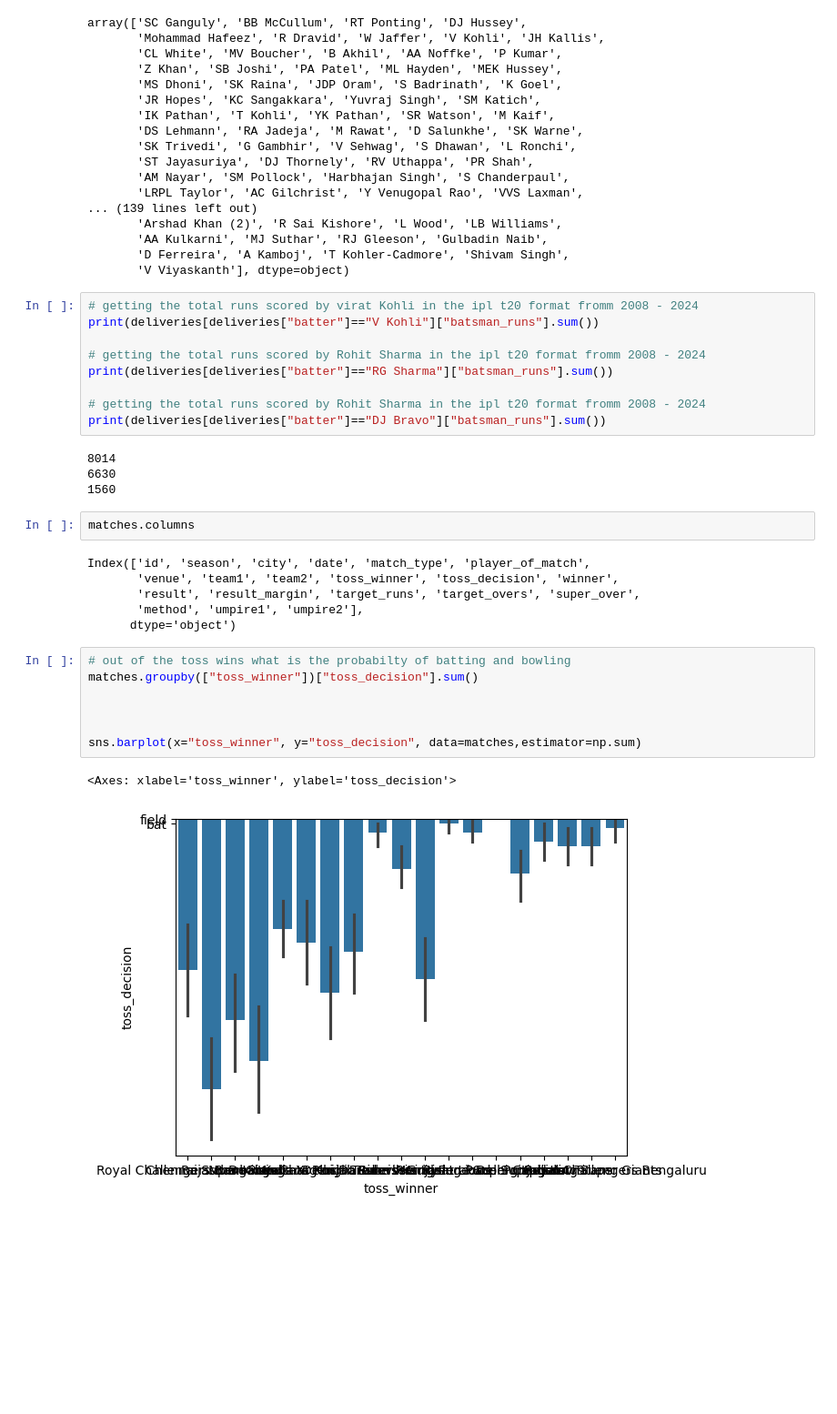
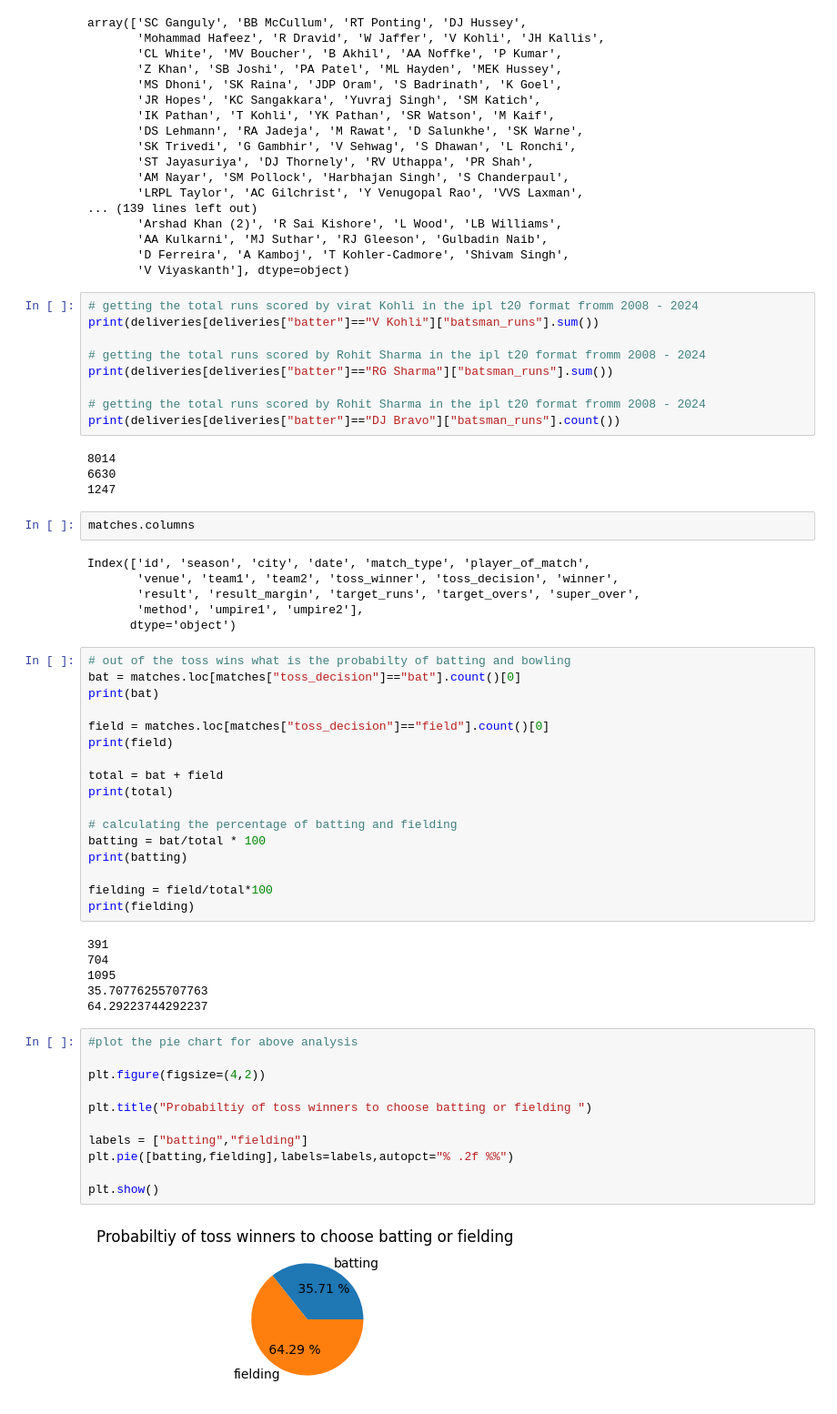
Before and after one commit to web-wizard-web/Pandas-Challanges, a Jupyter notebook: Medium/ipl.ipynb, the cells around one changed output. Shown at 91% size. Drawn from its saved outputs; the diff is of its cells as text; blank space fills up the shorter version.

```diff
--- a/Medium/ipl.ipynb
+++ b/Medium/ipl.ipynb
@@ -62,11 +62,11 @@ print(deliveries[deliveries["batter"]=="V Kohli"]["batsman_runs"].sum())
 print(deliveries[deliveries["batter"]=="RG Sharma"]["batsman_runs"].sum())
 
 # getting the total runs scored by Rohit Sharma in the ipl t20 format fromm 2008 - 2024
-print(deliveries[deliveries["batter"]=="DJ Bravo"]["batsman_runs"].sum())
+print(deliveries[deliveries["batter"]=="DJ Bravo"]["batsman_runs"].count())
 # %% [output]
 8014
 6630
-1560
+1247
 # %%
 matches.columns
 # %% [output]
@@ -77,11 +77,37 @@ Index(['id', 'season', 'city', 'date', 'match_type', 'player_of_match',
       dtype='object')
 # %%
 # out of the toss wins what is the probabilty of batting and bowling
-matches.groupby(["toss_winner"])["toss_decision"].sum()
+bat = matches.loc[matches["toss_decision"]=="bat"].count()[0]
+print(bat)
 
+field = matches.loc[matches["toss_decision"]=="field"].count()[0]
+print(field)
 
+total = bat + field
+print(total)
 
-sns.barplot(x="toss_winner", y="toss_decision", data=matches,estimator=np.sum)
+# calculating the percentage of batting and fielding
+batting = bat/total * 100
+print(batting)
+
+fielding = field/total*100
+print(fielding)
 # %% [output]
-<Axes: xlabel='toss_winner', ylabel='toss_decision'>
+391
+704
+1095
+35.70776255707763
+64.29223744292237
-[figure, removed]
+# %%
+#plot the pie chart for above analysis
+
+plt.figure(figsize=(4,2))
+
+plt.title("Probabiltiy of toss winners to choose batting or fielding ")
+
+labels = ["batting","fielding"]
+plt.pie([batting,fielding],labels=labels,autopct="% .2f %%")
+
+plt.show()
+# %% [output]
+[figure, added]
```
Also changed, not shown: parts of 2 cells of this notebook.
